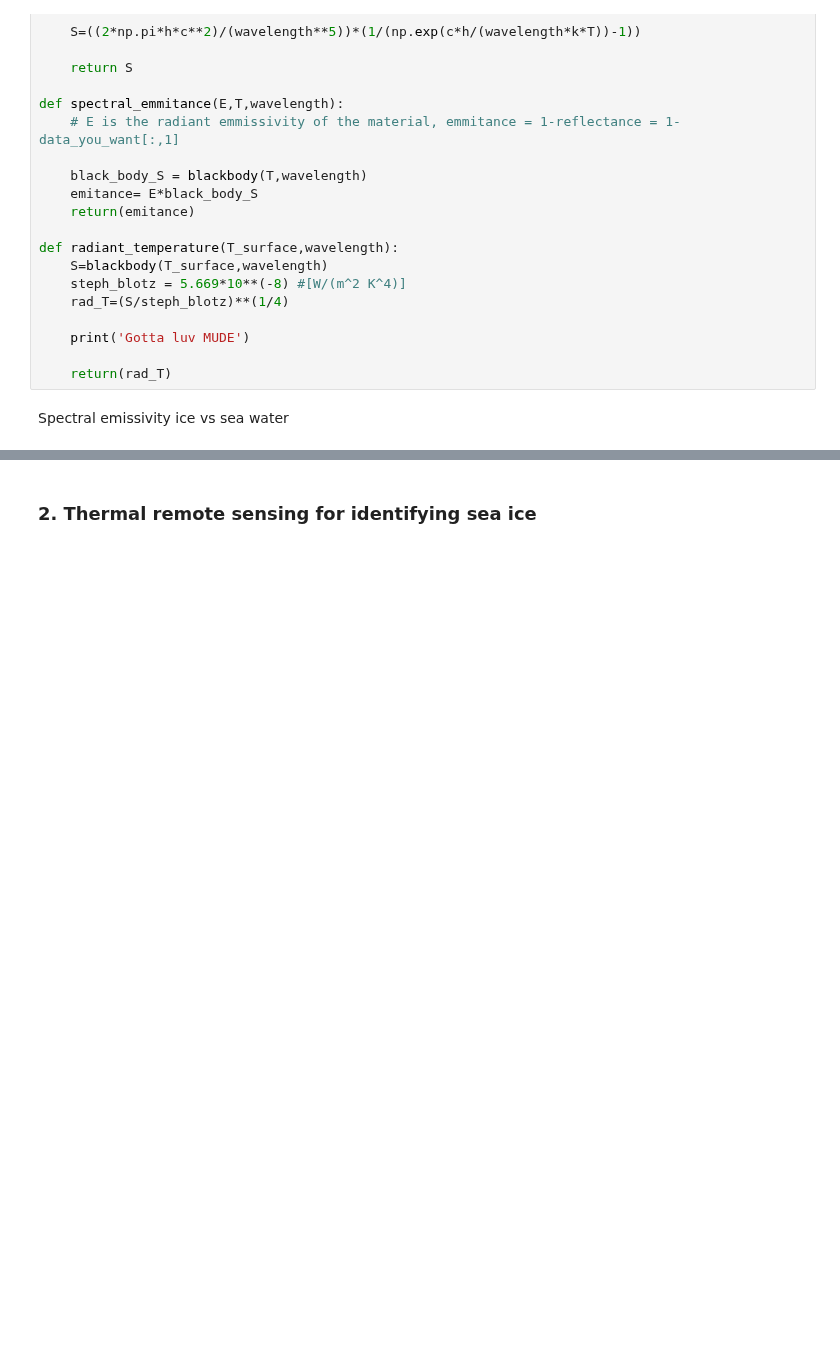
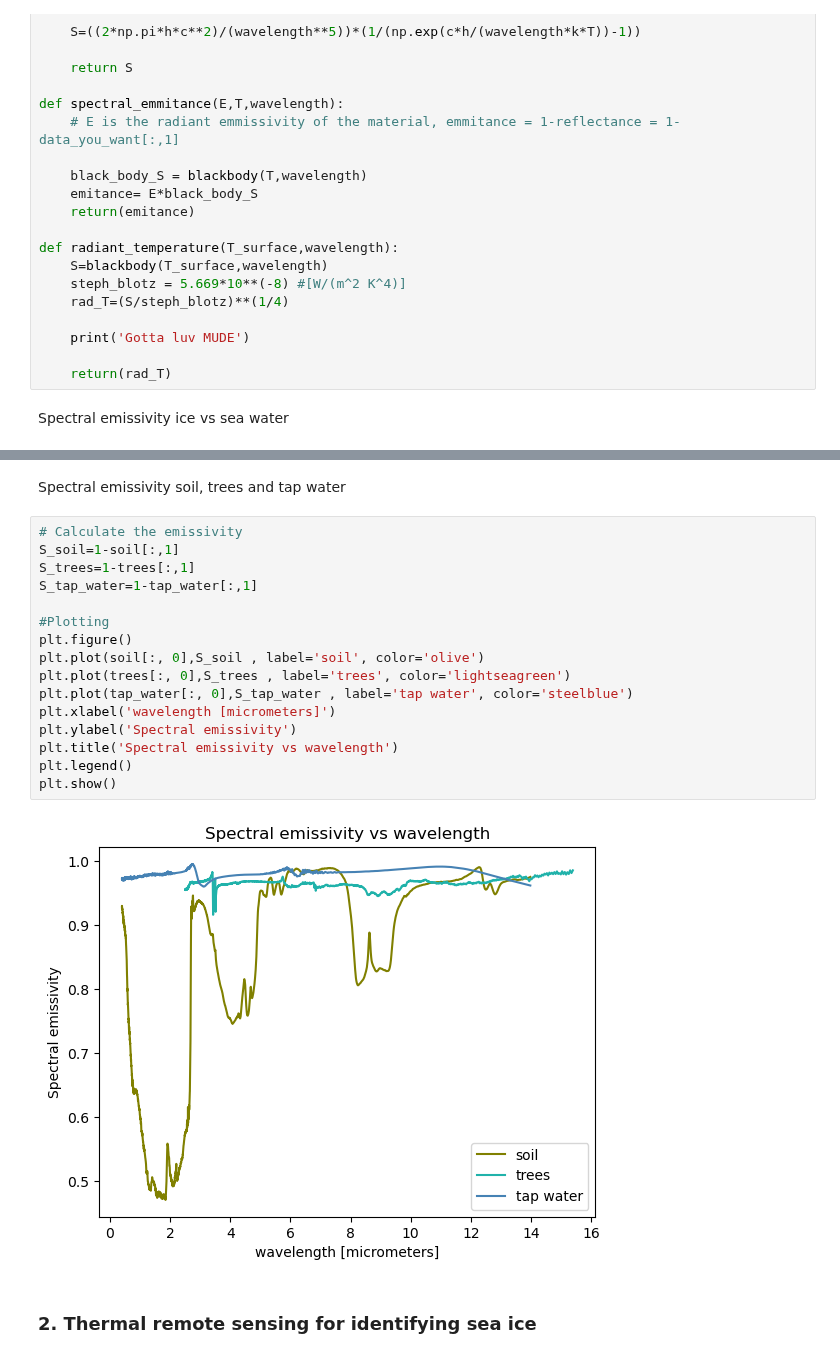
Before and after one commit to debnovalina/PPESO-Practical, a Jupyter notebook: Thermal remote sensing.ipynb, the cells around one changed output, grey strips where cells are left out. Cells and saved outputs as stored; diff of their text form; blank space fills up the shorter version.

```diff
--- a/Thermal remote sensing.ipynb
+++ b/Thermal remote sensing.ipynb
@@ -92,2 +102,22 @@ plt.show()
+# %% [markdown]
+Spectral emissivity soil, trees and tap water
+# %%
+# Calculate the emissivity
+S_soil=1-soil[:,1]
+S_trees=1-trees[:,1]
+S_tap_water=1-tap_water[:,1]
+
+#Plotting
+plt.figure()
+plt.plot(soil[:, 0],S_soil , label='soil', color='olive')
+plt.plot(trees[:, 0],S_trees , label='trees', color='lightseagreen')
+plt.plot(tap_water[:, 0],S_tap_water , label='tap water', color='steelblue')
+plt.xlabel('wavelength [micrometers]')
+plt.ylabel('Spectral emissivity')
+plt.title('Spectral emissivity vs wavelength')
+plt.legend()
+plt.show()
+# %% [output]
+[figure, added]
 # %% [markdown]
 ### 2. Thermal remote sensing for identifying sea ice
```
Also changed, not shown: parts of 4 cells of this notebook.
